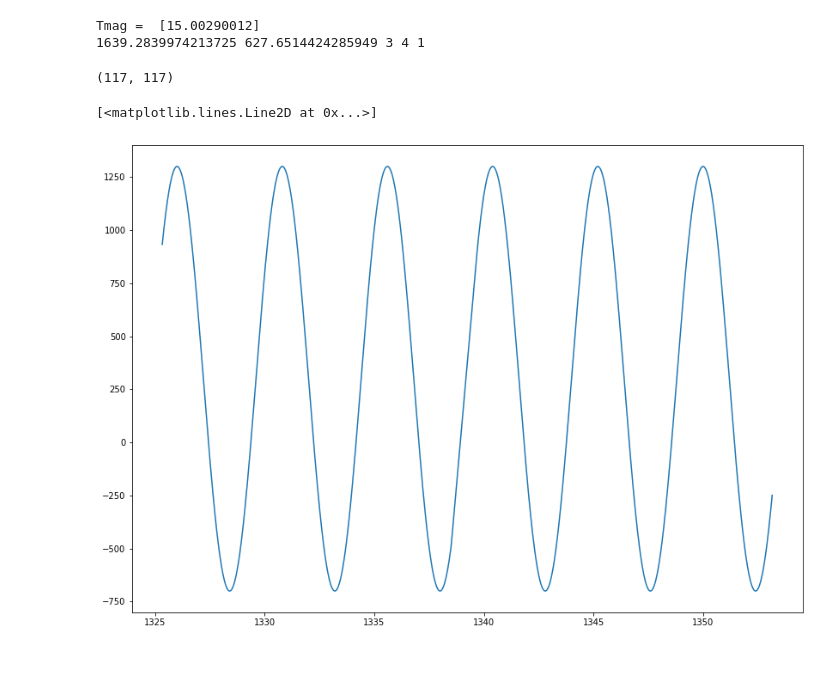
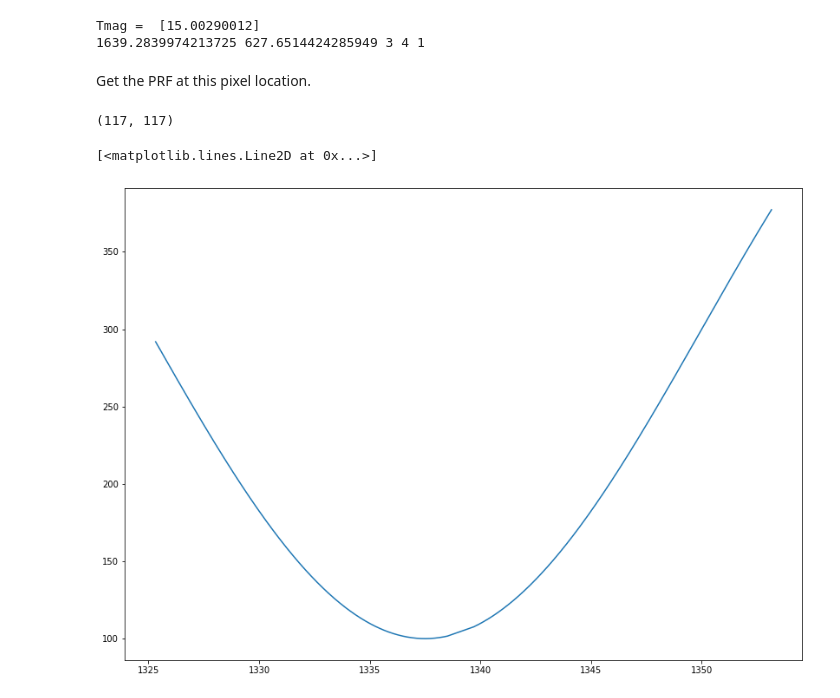
Before and after one commit to RuthAngus/TESS-rotation, a Jupyter notebook: code/notebooks/Injection_tests.ipynb, the cells around one changed output. Cells and saved outputs as stored; diff of their text form; code cells hidden in the pictures; blank space fills up the shorter version.

```diff
--- a/code/notebooks/Injection_tests.ipynb
+++ b/code/notebooks/Injection_tests.ipynb
@@ -39,2 +3,24 @@ Loading BokehJS ...
+# %%
+import numpy as np
+import pandas as pd
+import matplotlib.pyplot as plt
+%matplotlib inline
+plt.rcParams["figure.figsize"] = (14, 10)
+
+import os
+import glob
+
+from astropy.io import fits
+import eleanor
+
+import tess_cpm
+import tess_rotation as tr
+from tess_rotation import *
+
+import warnings
+warnings.filterwarnings('ignore')
+
+import requests
+from astroquery.mast import Tesscut
 # %%
 south = pd.read_csv("../../data/cvz_south_16th.csv")
@@ -91,0 +42,9 @@ ColDefs(
+# %%
+path_to_tesscut = "/Users/rangus/projects/TESS-rotation/data/TESScut/astrocut_107.471456786207_-61.5366731480293_68x68px"
+fits_image_filename = "{}/tess-s0001-4-3_107.471457_-61.536673_68x68_astrocut.fits".format(path_to_tesscut)
+# %%
+hdul = fits.open(fits_image_filename)
+# hdul.info()
+postcard = hdul[1].data
+cols = hdul[1].columns
+hdr = hdul[0].header
@@ -133,6 +81,8 @@ print(outColPix[0], outRowPix[0], outCcd[0], outCam[0], outSec[0])
 # %% [output]
 Tmag =  [15.00290012]
 1639.2839974213725 627.6514424285949 3 4 1
+# %% [markdown]
+Get the PRF at this pixel location.
 # %%
 path = "https://archive.stsci.edu/missions/tess/models/prf_fitsfiles/"
 prf = getPrfAtColRowFits(outColPix[0], outRowPix[0], outCcd[0], outCam[0], outSec[0], path)  # col, row, ccd, camera, sector
@@ -145,11 +95,11 @@ offset_x = 0.  # of the centroid of a star. You can calculate those yourself by
                    # and calculating the center of mass at each cadence and dropping that in, or running eleanor and
                   # taking data.x_com (I think) would get you the same thing and you can drop in those offsets.
 # %%
-signal = 300 + 1000*np.sin(time*2*np.pi/4.8)  # simple sine wave, you can change it to something more realistic
+signal = 300 + 200*np.sin(time*2*np.pi/50)  # simple sine wave, you can change it to something more realistic
 plt.plot(time, signal)
 # %% [output]
 [<matplotlib.lines.Line2D at 0x...>]
-[figure, old version]
+[figure, new version]
 # %%
 # injected_flux = flux[:, 27:40, 28:41] + signal[:, None, None] * move_prf(prf, offset_x, offset_y)[None, :, :]
 injected_flux = flux + signal[:, None, None] * move_prf(prf, offset_x, offset_y, npix=68)[None, :, :]
```
Also changed, not shown: parts of 51 cells of this notebook.
